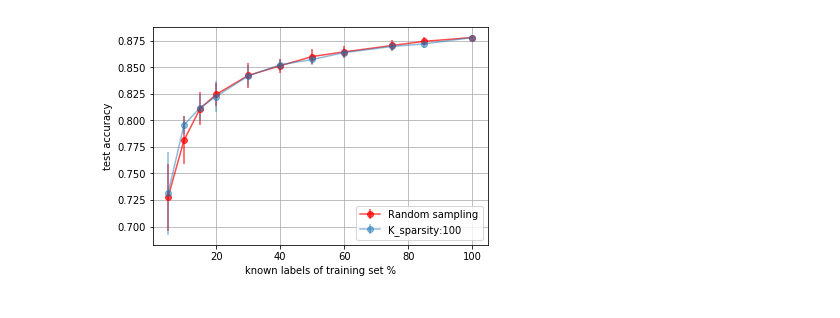
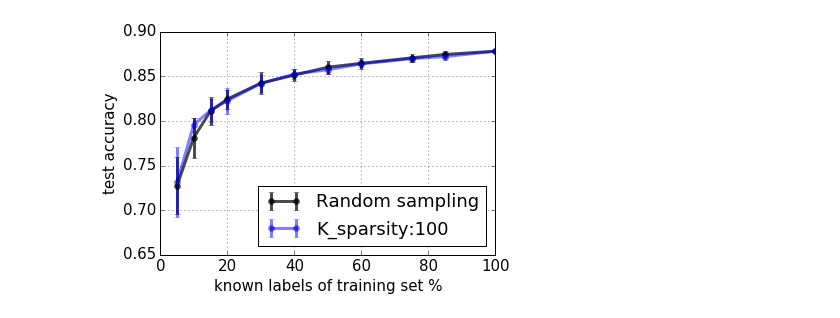
Before and after one commit to floregol/gcn, a Jupyter notebook: gcn/pickle/results_gibson/Plot_sampling.ipynb, the cells around one changed output. Cells and saved outputs as stored; diff of their text form; code cells hidden in the pictures.

```diff
--- a/gcn/pickle/results_gibson/Plot_sampling.ipynb
+++ b/gcn/pickle/results_gibson/Plot_sampling.ipynb
@@ -59,23 +59,24 @@ def results_to_lines(results):
     return lines
 
 random_ref_line = results_to_lines(random_results)[0]
-
+w = 3
+#font = 15
 def plot(title, save_file,lines, label_name = None):
-    plt.errorbar(random_ref_line[0],random_ref_line[1],yerr=random_ref_line[2],alpha = 0.7,color = 'r',label="Random sampling",fmt='o-')
+    plt.errorbar(random_ref_line[0],random_ref_line[1],yerr=random_ref_line[2],alpha = 0.7,color = 'k',label="Random sampling",fmt='o-',linewidth=w)
     for line in lines:
         if label_name is not None:
-            plt.errorbar(line[0],line[1],yerr=line[2],alpha = 0.5,label=label_name+":"+str(line[3][label_name]),fmt='o-')
+            plt.errorbar(line[0],line[1],yerr=line[2],alpha = 0.5,label=label_name+":"+str(line[3][label_name]),fmt='o-',linewidth=w)
         else:
-            plt.errorbar(line[0],line[1],yerr=line[2],alpha = 0.5,fmt='o-')
+            plt.errorbar(line[0],line[1],yerr=line[2],alpha = 0.5,fmt='o-',linewidth=w)
 
 
-    plt.xlabel('known labels of training set %')
-    plt.ylabel('test accuracy')
+    plt.xlabel('known labels of training set %',fontsize=font)
+    plt.ylabel('test accuracy', fontsize=font)
    # plt.title(title)
     plt.legend(loc=4)
     plt.grid(True)
-    plt.savefig(os.path.join('../report',save_file), bbox_inches="tight", dpi = 300)
+    plt.savefig(os.path.join('../../report',save_file), bbox_inches="tight", dpi = 300)
 # %%
-plot("EDS sampling","EDS_sampling_K_100.jpg",results_to_lines(eds_results)[0:1],'K_sparsity')
+plot("EDS sampling","EDS_sampling_K_100.png",results_to_lines(eds_results)[0:1],'K_sparsity')
 # %% [output]
-[figure, old version]
+[figure, new version]
```
Also changed, not shown: parts of 7 cells of this notebook, 39 other files.
